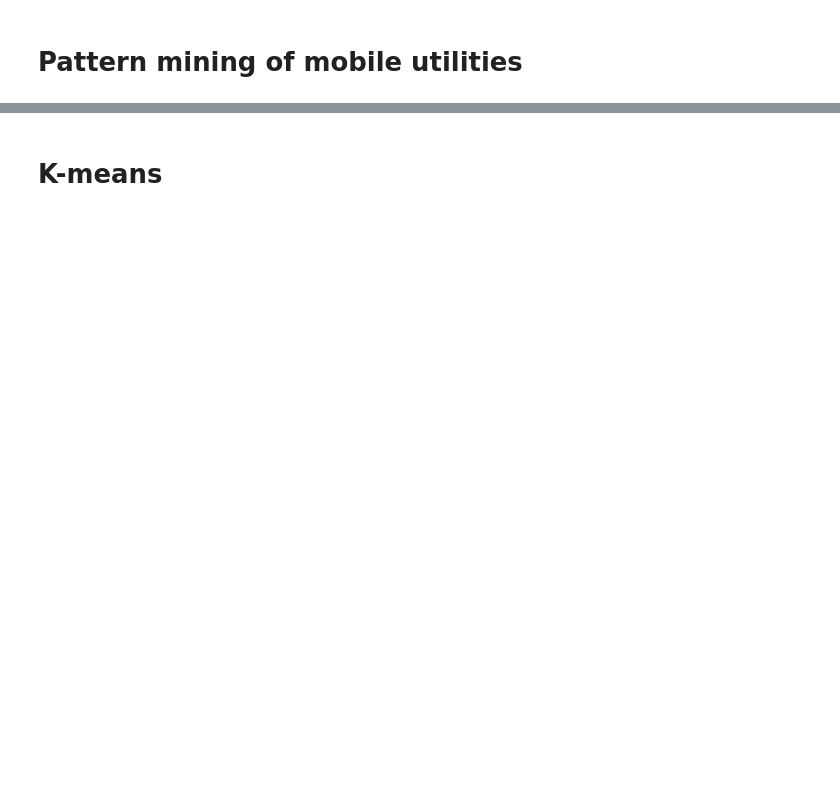
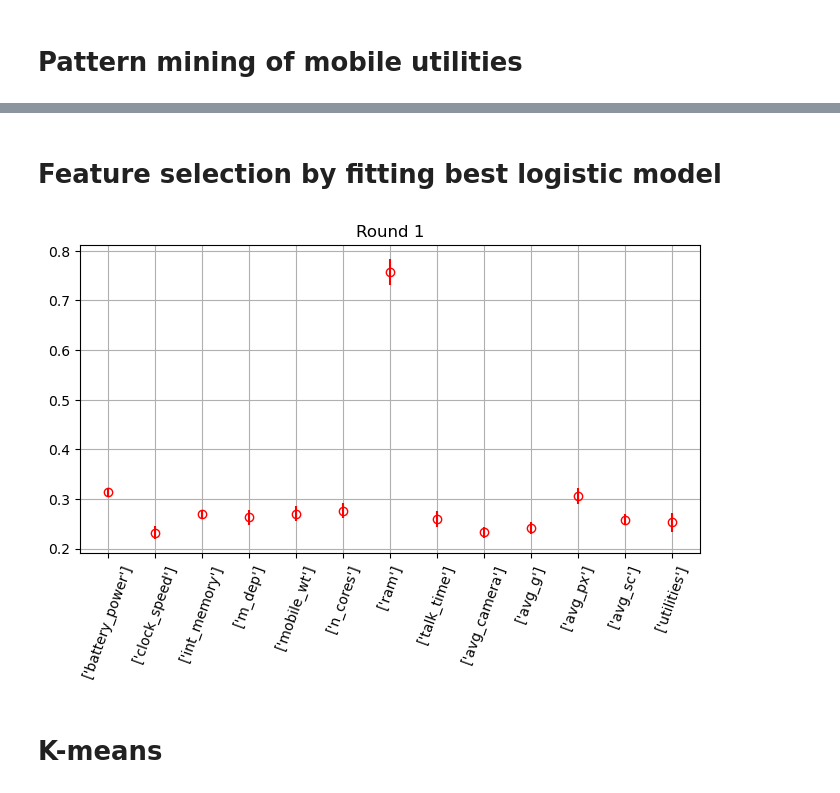
Before and after one commit to alefrajoe/Machine-Learning-projects, a Jupyter notebook: Mobile_phone_notebook.ipynb, the cells around one changed output, grey strips where cells are left out. Drawn from its saved outputs; the diff is of its cells as text; code cells hidden in the pictures; blank space fills up the shorter version.

```diff
--- a/Mobile_phone_notebook.ipynb
+++ b/Mobile_phone_notebook.ipynb
@@ -251,3 +252,65 @@ x_val = pd.DataFrame(scaler.transform(val.drop('price_range', axis=1)), columns=
+# %% [markdown]
+# Feature selection by fitting best logistic model
+# %%
+from sklearn.linear_model import LogisticRegression
+from sklearn.metrics import accuracy_score
+
+def adjusted_r_2_score(y_true, y_pred, n_predictors):
+    '''
+    Compute the adjusted R^2 score of the passed target labels given the number of predictors.
+    '''
+    y_true_mean = y_true.mean()
+    TSS = ((y_true - y_true_mean)**2).sum()
+    RSS = ((y_true - y_pred)**2).sum()
+
+    return 1.0 - ((len(y_pred) - 1.0)/(len(y_pred) - n_predictors - 1)) * (RSS / TSS)
+
+
+# scorings and selected columns
+START_SCORE = -0.1
+FINAL_SCORE = 0.0
+SELECTED_COLUMNS = []
+
+# until the score increases
+while(START_SCORE <= FINAL_SCORE):
+
+    # max score of this round is initialized to zero
+    MAX_SCORE = 0.0
+    ROUND = 1
+    plot_round = pd.DataFrame()
+
+    # for all columns
+    for col in list_df[0][0].columns:
+        # if col has not been added
+        if col not in SELECTED_COLUMNS:
+
+            current_scores = []
+
+            # for all cross_validation datasets
+            for i in range(N_SPLITS):
+
+                # model is logistic regression
+                model = LogisticRegression(multi_class='multinomial')
+
+                # train the model
+                model.fit(list_df[i][0][SELECTED_COLUMNS + [col]], y_train[i])
+
+                # compute adjusted R2 score
+                current_scores.append((accuracy_score(y_val[i], model.predict(list_df[i][1][SELECTED_COLUMNS + [col]]))))
+
+            # append the mean and std to the dataframe representing the current round
+            plot_round.loc[str(SELECTED_COLUMNS + [col]), "mean"] = np.mean(current_scores)
+            plot_round.loc[str(SELECTED_COLUMNS + [col]), "std"] = np.std(current_scores)
+
+    # print plot of the current round
+    fig = plt.figure(figsize=(8, 4))
+    plt.title(f"Round {ROUND}")
+    plt.errorbar(x=plot_round.index, y=plot_round['mean'], yerr=plot_round['std'], marker='o', linestyle='None', color='r', fillstyle='none')
+    plt.xticks(rotation=70)
+    plt.grid()
+    break
+# %% [output]
+[figure, added]
 # %% [markdown]
 # K-means
 # %%
```
Also changed, not shown: parts of 15 cells of this notebook.
